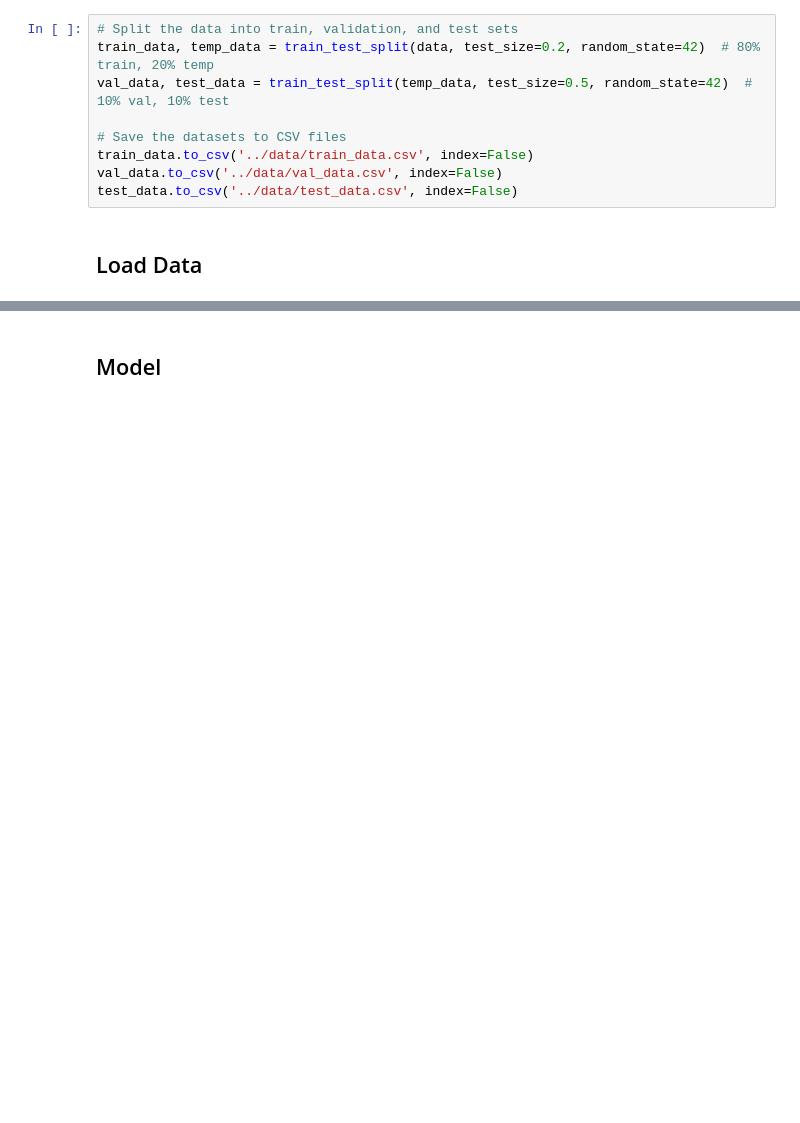
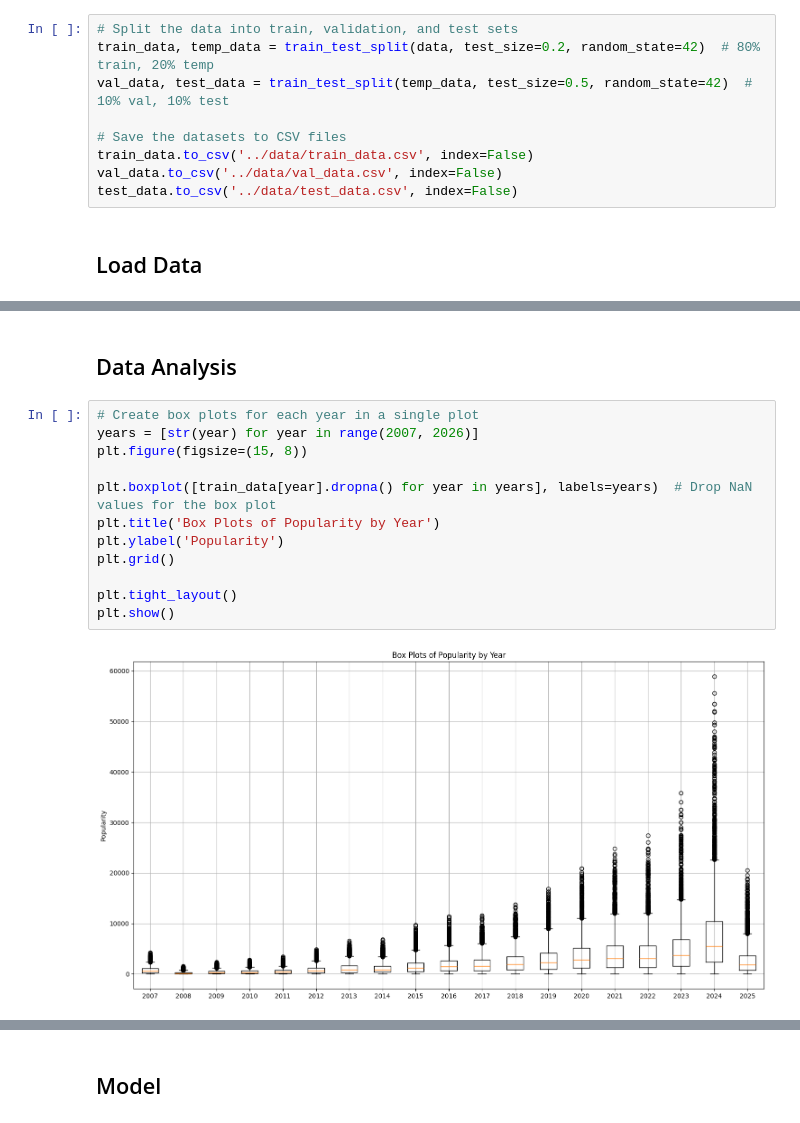
Before and after one commit to Youmiao015/CS6675_Spring2025, a Jupyter notebook: notebooks/erik.ipynb, the cells around one changed output, grey strips where cells are left out. Drawn from its saved outputs; the diff is of its cells as text; blank space fills up the shorter version.

```diff
--- a/notebooks/erik.ipynb
+++ b/notebooks/erik.ipynb
@@ -81,0 +112,16 @@ sorted_data.head(5)
+# %% [markdown]
+## Data Analysis
+# %%
+# Create box plots for each year in a single plot
+years = [str(year) for year in range(2007, 2026)]
+plt.figure(figsize=(15, 8))
+
+plt.boxplot([train_data[year].dropna() for year in years], labels=years)  # Drop NaN values for the box plot
+plt.title('Box Plots of Popularity by Year')
+plt.ylabel('Popularity')
+plt.grid()
+
+plt.tight_layout()
+plt.show()
+# %% [output]
+[figure, added]
```
Also changed, not shown: parts of 6 cells of this notebook, 1 other file.
